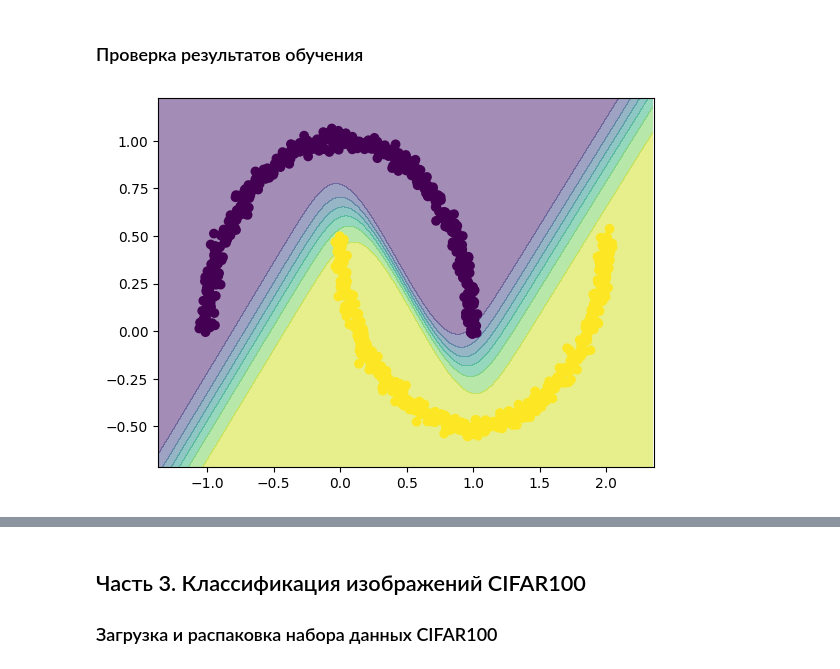
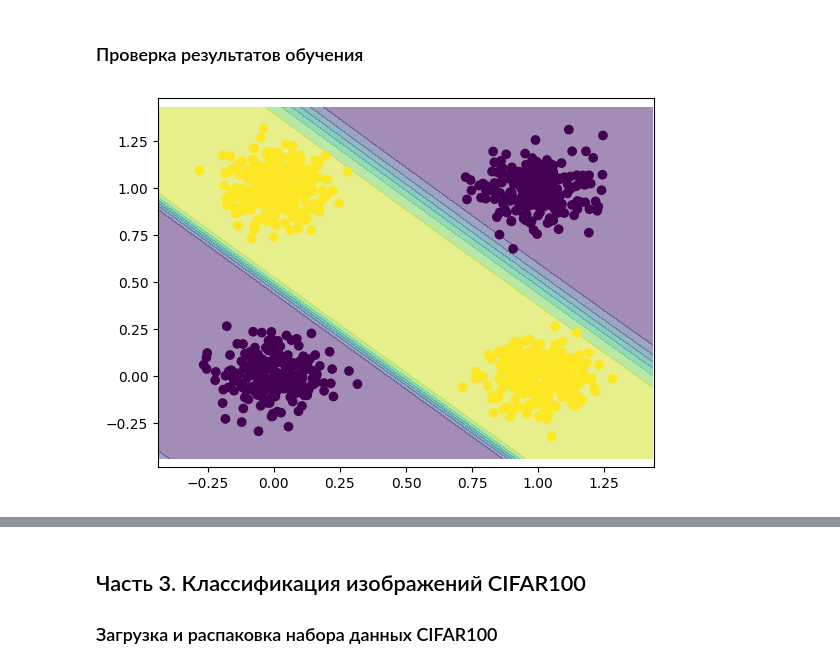
Before and after one commit to DeadlySquad13/t5-2-Neuroscience__Labs, a Jupyter notebook: src/lab1/main.ipynb, the cells around one changed output, grey strips where cells are left out. Saved outputs shown, nothing was run; the diff lists cells and outputs as text; code cells hidden in the pictures.

```diff
--- a/src/lab1/main.ipynb
+++ b/src/lab1/main.ipynb
@@ -191,0 +158,7 @@ weights1, bias1, weights2, bias2 = itemgetter("weights1", "bias1", "weights2", "
+# %%
+# Данные, которые стараемся классифицировать:
+X_xor = np.random.randint(2, size=(1000, 2))
+y_xor = (X_xor[:, 0] + X_xor[:, 1]) % 2  # XOR
+X_xor = X_xor + np.random.normal(0, scale=0.1, size=X_xor.shape)
+
+demonstrate_dataset(X_xor, y_xor)
@@ -239,41 +269,45 @@ plt.plot(learning_results['losses'])
 # %% [markdown]
 ### Проверка результатов обучения
 # %%
-def plot_classification_results(data: torch.Tensor):
+def plot_classification_results(data: torch.Tensor, neural_model: NeuralNetwork):
     x_coordinates = data[:, 0]
     y_coordinates = data[:, 1]
     x_coordinates_diff = x_coordinates.max() - x_coordinates.min()
     y_coordinates_diff = y_coordinates.max() - y_coordinates.min()
     left_boundary = x_coordinates.min() - 0.1 * x_coordinates_diff
     right_boundary = x_coordinates.max() + 0.1 * x_coordinates_diff
     bottom_boundary = y_coordinates.min() - 0.1 * y_coordinates_diff
     top_boundary = y_coordinates.max() + 0.1 * y_coordinates_diff
 
     grid = np.arange(left_boundary, right_boundary, 0.01)
     grid_width = grid.size
     surface = []
     # создаем точки по сетке
     for x1 in grid:
         for x2 in grid:
             surface.append((x1, x2))
     surface = np.array(surface)
     # получаем предсказания для всех точек плоскости, модель по уже полученным
     # весам пытается определить, какому классу принадлежит точка.
     with torch.no_grad():
-        Z = forward(torch.Tensor(surface)).detach().numpy()
+        Z = neural_model.forward(torch.Tensor(surface)).detach().numpy()
     # меняем форму в виде двухмерного массива
     Z = Z.reshape(grid_width, grid_width)
     xx = surface[:, 0].reshape(grid_width, grid_width)
     yy = surface[:, 1].reshape(grid_width, grid_width)
     # рисуем разделяющие поверхности классов
     plt.contourf(xx, yy, Z, alpha=0.5)
     # рисуем обучающую выборку
-    plt.scatter(x_coordinates, y_coordinates, c=learning_results['output'].detach().numpy() > 0.5)
+    plt.scatter(
+        x_coordinates,
+        y_coordinates,
+        c=neural_model.learning_results["output"].detach().numpy() > 0.5,
+    )
     # задаём границы отображения графика
     plt.xlim(left_boundary, right_boundary)
     plt.ylim(bottom_boundary, top_boundary)
 
 
-plot_classification_results(X)
+plot_classification_results(X_xor, classificationNN)
 # %% [output]
-[figure, old version]
+[figure, new version]
```
Also changed, not shown: parts of 21 cells of this notebook, 1 other file.
